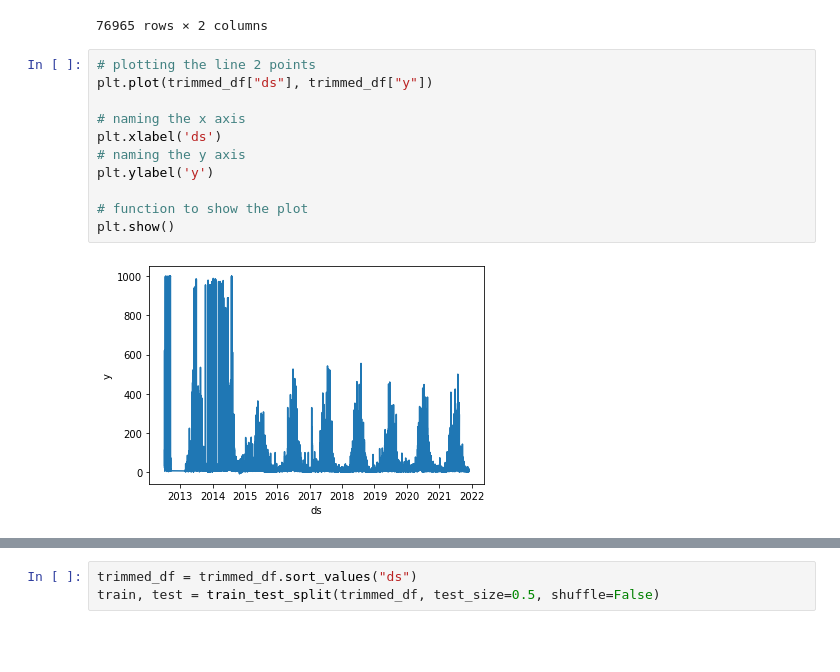
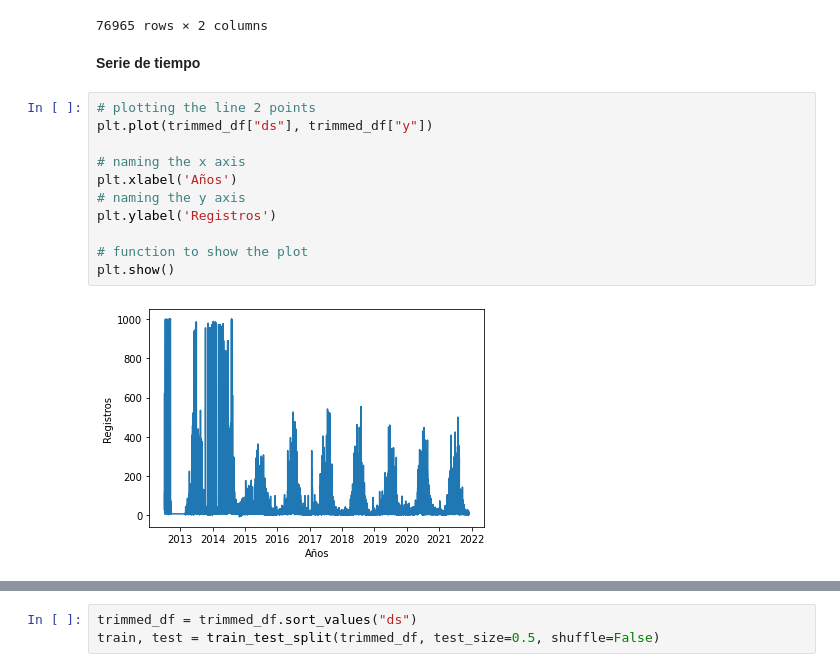
Before and after one commit to Wh1t3-H4wk/UtalcaMLCourse, a Jupyter notebook: FinalProject.ipynb, the cells around one changed output, grey strips where cells are left out. Cells and saved outputs as stored; diff of their text form; blank space fills up the shorter version.

```diff
--- a/FinalProject.ipynb
+++ b/FinalProject.ipynb
@@ -126,16 +164,18 @@ trimmed_df
 | 82414 | 2021-11-30 22:00:00 | 11.0000 |
 | 82415 | 2021-11-30 23:00:00 | 7.0000 |
 76965 rows × 2 columns
+# %% [markdown]
+**Serie de tiempo**
 # %%
 # plotting the line 2 points
 plt.plot(trimmed_df["ds"], trimmed_df["y"])
 
 # naming the x axis
-plt.xlabel('ds')
+plt.xlabel('Años')
 # naming the y axis
-plt.ylabel('y')
+plt.ylabel('Registros')
 
 # function to show the plot
 plt.show()
 # %% [output]
-[figure, old version]
+[figure, new version]
```
Also changed, not shown: parts of 14 cells of this notebook.
